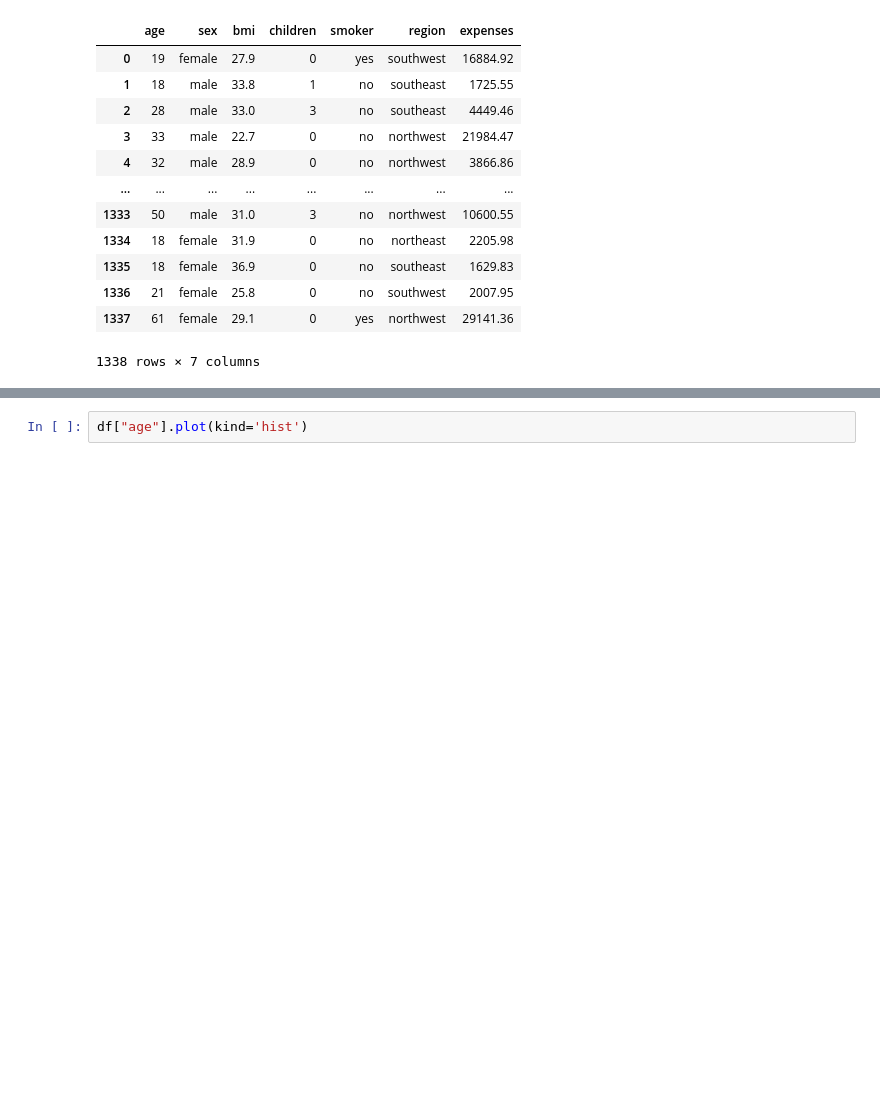
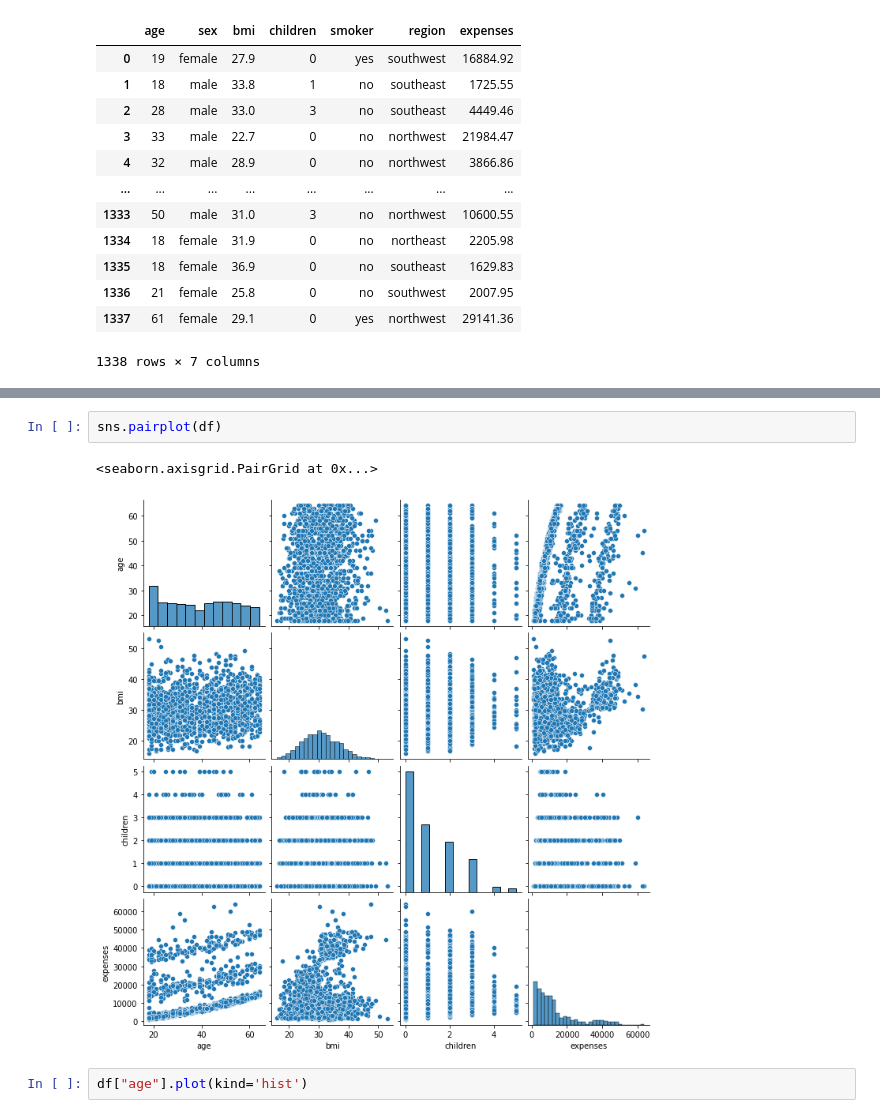
Before and after one commit to ashutosh6819/Insurance-premium-prediction01, a Jupyter notebook: Notebook/EDA.ipynb, the cells around one changed output, grey strips where cells are left out. Saved outputs shown, nothing was run; the diff lists cells and outputs as text; blank space fills up the shorter version.

```diff
--- a/Notebook/EDA.ipynb
+++ b/Notebook/EDA.ipynb
@@ -61,3 +116,8 @@ y
+# %%
+sns.pairplot(df)
+# %% [output]
+<seaborn.axisgrid.PairGrid at 0x...>
+[figure, added]
 # %%
 df["age"].plot(kind='hist')
 # %% [output]
```
Also changed, not shown: parts of 17 cells of this notebook, 15 other files.
